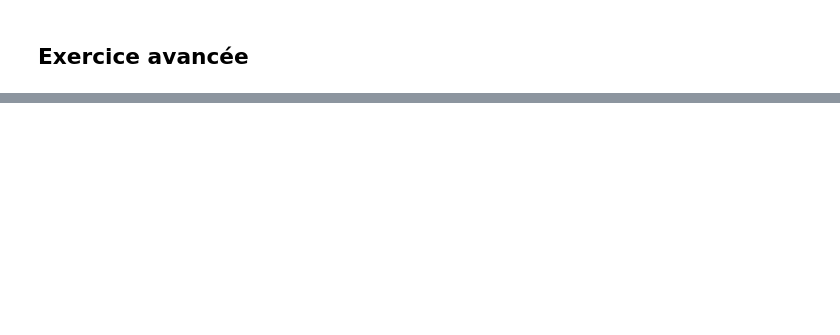
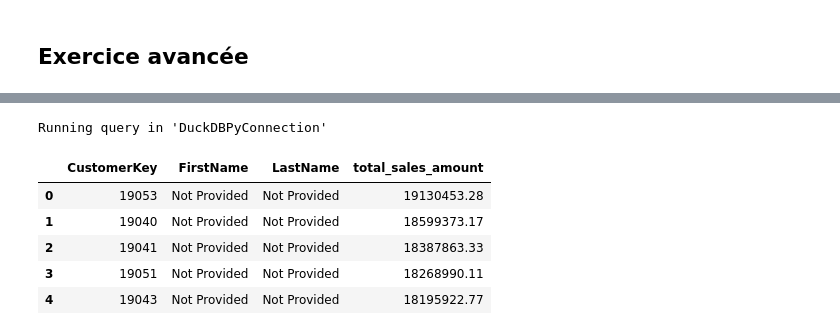
Before and after one commit to isabelleBarbier/SQL-en-une-heure, a Jupyter notebook: SQL_en_1_heure_12_mars_2026.ipynb, the cells around one changed output, grey strips where cells are left out. Saved outputs shown, nothing was run; the diff lists cells and outputs as text; code cells hidden in the pictures; blank space fills up the shorter version.

```diff
--- a/SQL_en_1_heure_12_mars_2026.ipynb
+++ b/SQL_en_1_heure_12_mars_2026.ipynb
@@ -195,0 +302,20 @@ LIMIT 5
+# %%
+%%sql
+-- les clients qui génèrent le plus de CA
+SELECT
+ CustomerKey, FirstName, LastName,
+ SUM(SalesAmount) AS total_sales_amount,
+FROM FactOnlineSales
+INNER JOIN DimCustomer
+USING(CustomerKey)
+GROUP BY CustomerKey, FirstName, LastName,
+ORDER BY SUM(SalesAmount) DESC
+LIMIT 5
+# %% [output]
+Running query in 'DuckDBPyConnection'
+|  | CustomerKey | FirstName | LastName | total_sales_amount |
+| 0 | 19053 | Not Provided | Not Provided | 19130453.28 |
+| 1 | 19040 | Not Provided | Not Provided | 18599373.17 |
+| 2 | 19041 | Not Provided | Not Provided | 18387863.33 |
+| 3 | 19051 | Not Provided | Not Provided | 18268990.11 |
+| 4 | 19043 | Not Provided | Not Provided | 18195922.77 |
```
Also changed, not shown: parts of 23 cells of this notebook.
